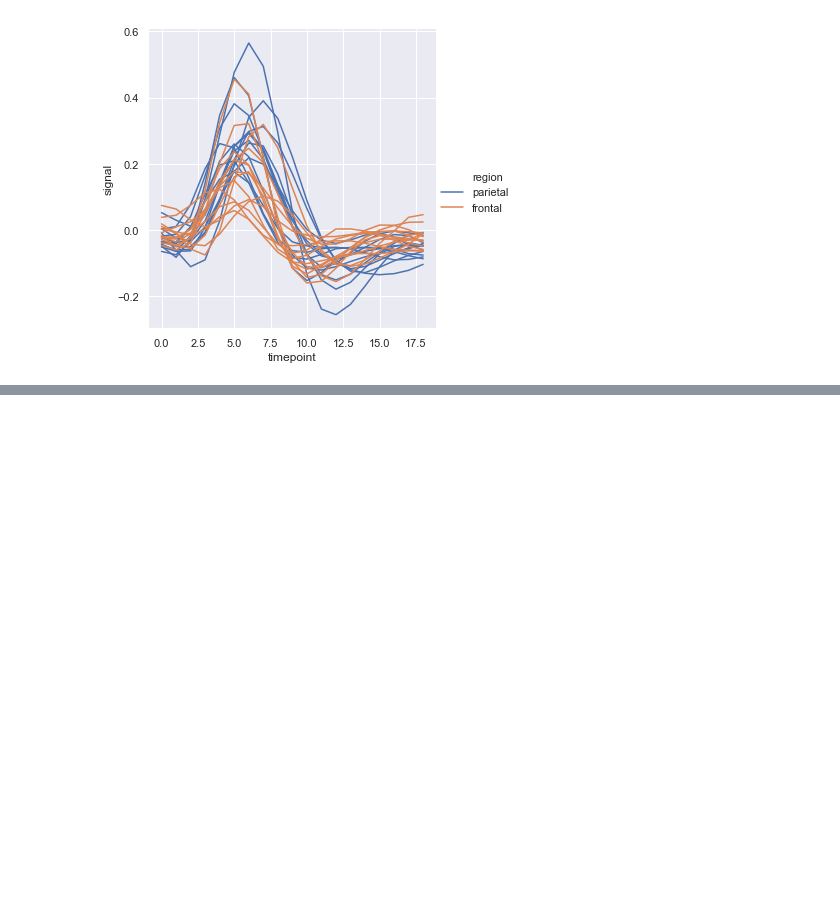
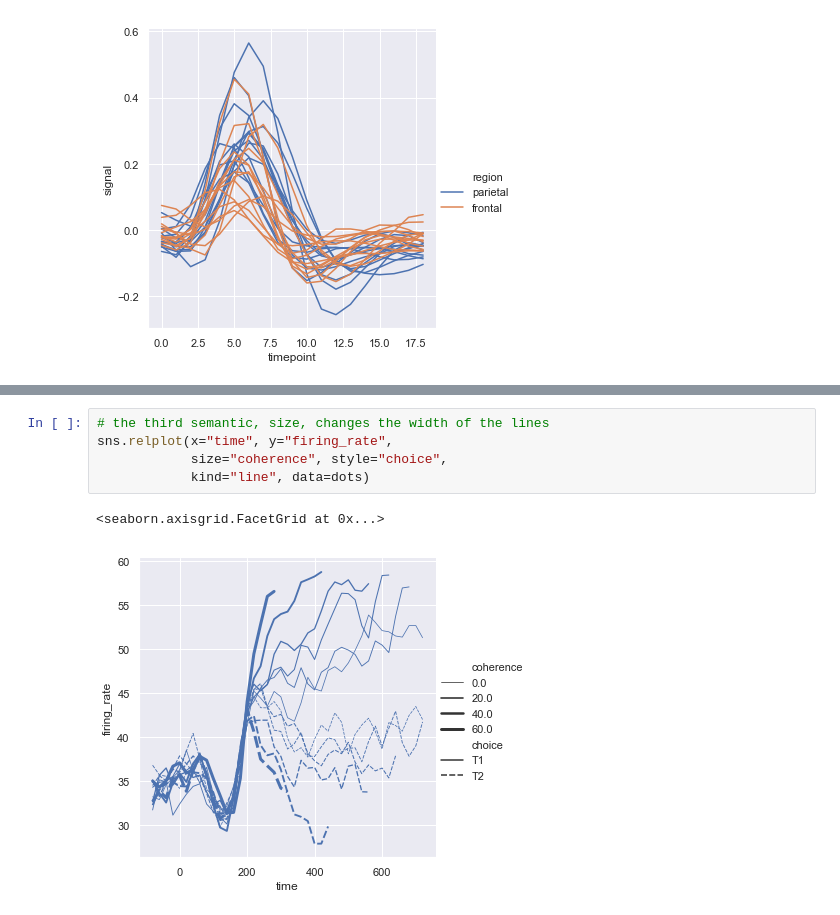
Before and after one commit to kelly-gilbert/tutorials-seaborn, a Jupyter notebook: tutorials-seaborn.ipynb, the cells around one changed output, grey strips where cells are left out. Cells and saved outputs as stored; diff of their text form; blank space fills up the shorter version.

```diff
--- a/tutorials-seaborn.ipynb
+++ b/tutorials-seaborn.ipynb
@@ -160,0 +202,8 @@ sns.relplot(x="timepoint", y="signal", kind="line",
+# %%
+# the third semantic, size, changes the width of the lines
+sns.relplot(x="time", y="firing_rate",
+            size="coherence", style="choice",
+            kind="line", data=dots)
+# %% [output]
+<seaborn.axisgrid.FacetGrid at 0x...>
+[figure, added]
```
Also changed, not shown: parts of 15 cells of this notebook.
